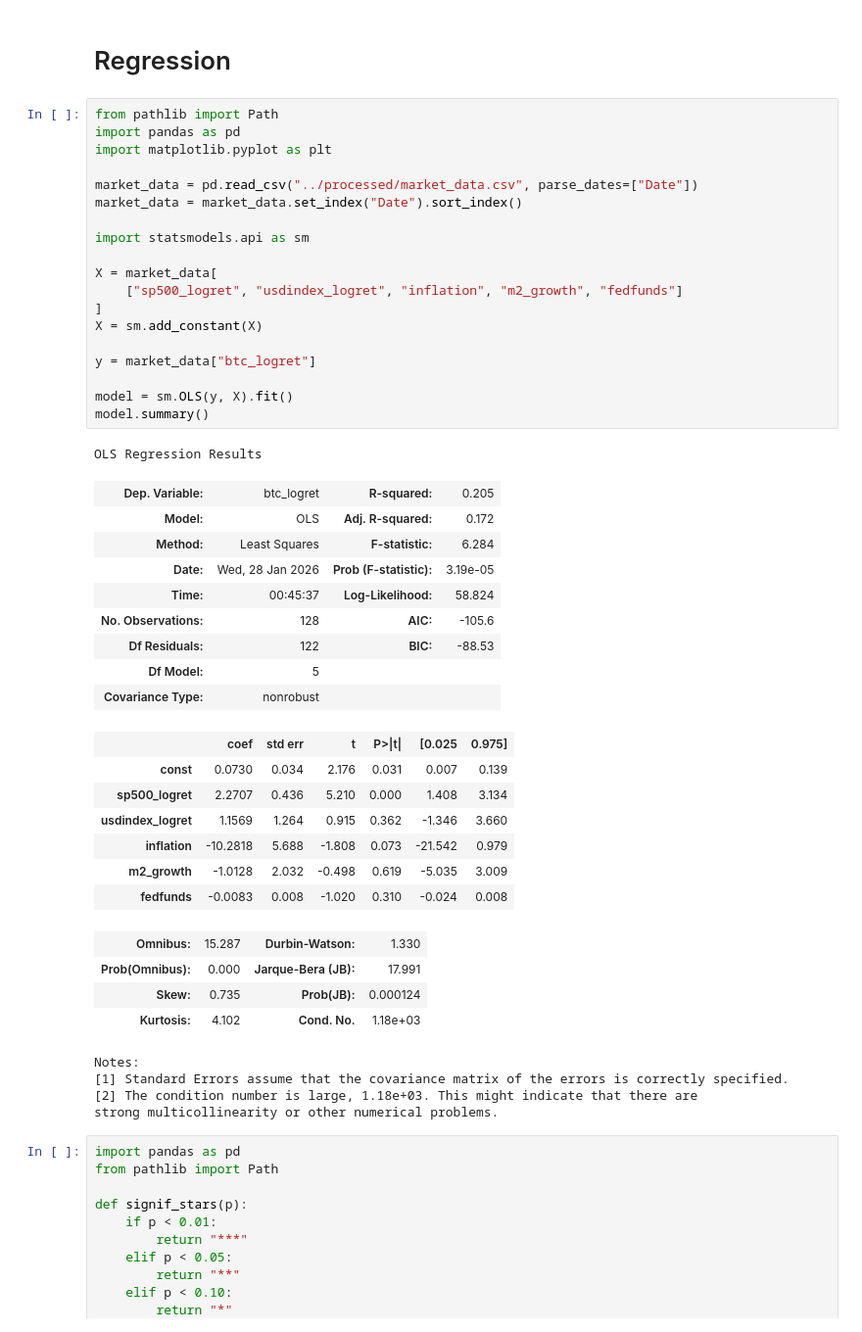
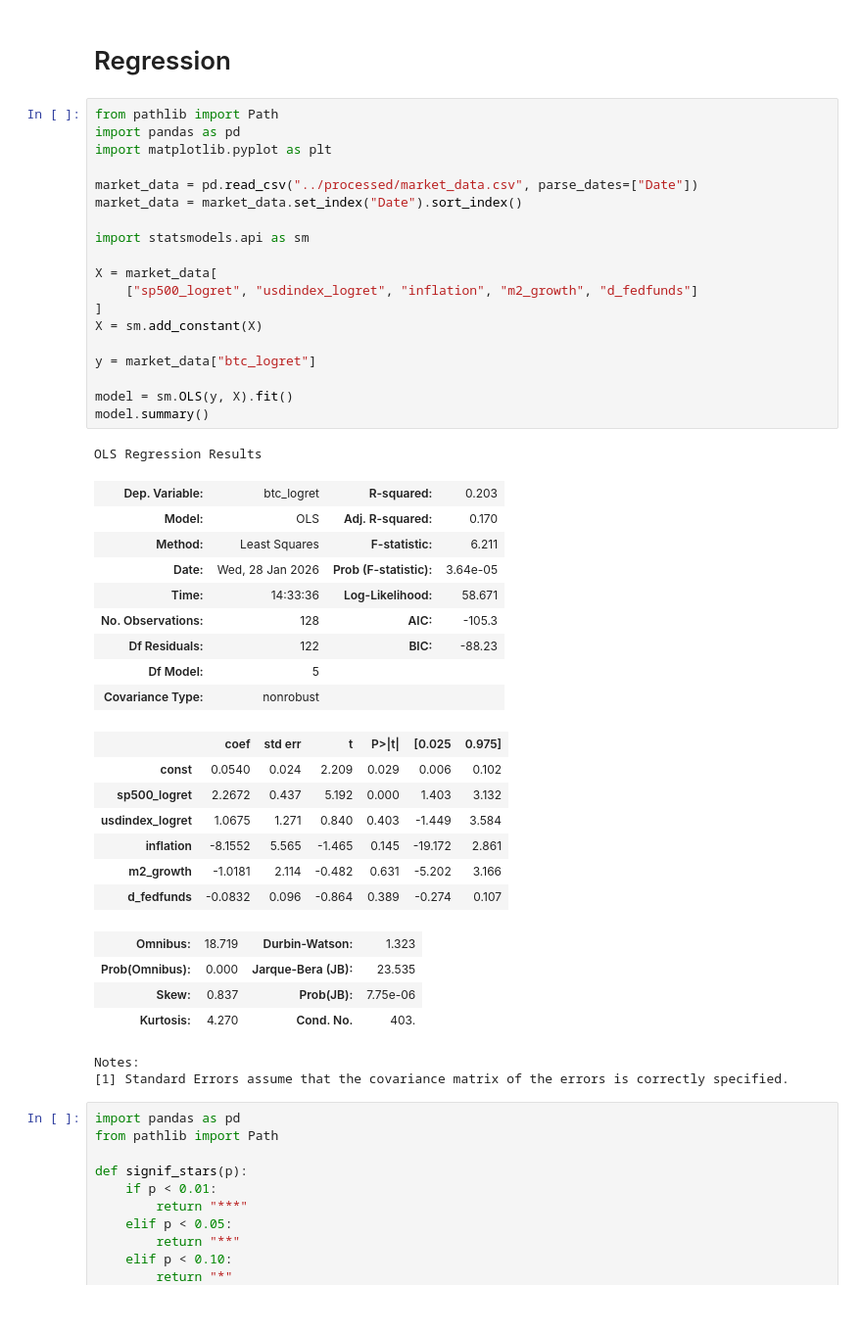
Before and after one commit to kevinoverflow/crypto_macro_analysis, a Jupyter notebook: src/notebooks/04_regression_and_VAR.ipynb, the cells around one changed output. Shown at 98% size. Drawn from its saved outputs; the diff is of its cells as text.

```diff
--- a/src/notebooks/04_regression_and_VAR.ipynb
+++ b/src/notebooks/04_regression_and_VAR.ipynb
@@ -3,48 +3,46 @@
 # %%
 from pathlib import Path
 import pandas as pd
 import matplotlib.pyplot as plt
 
 market_data = pd.read_csv("../processed/market_data.csv", parse_dates=["Date"])
 market_data = market_data.set_index("Date").sort_index()
 
 import statsmodels.api as sm
 
 X = market_data[
-    ["sp500_logret", "usdindex_logret", "inflation", "m2_growth", "fedfunds"]
+    ["sp500_logret", "usdindex_logret", "inflation", "m2_growth", "d_fedfunds"]
 ]
 X = sm.add_constant(X)
 
 y = market_data["btc_logret"]
 
 model = sm.OLS(y, X).fit()
 model.summary()
 # %% [output]
 OLS Regression Results
-| Dep. Variable: | btc_logret | R-squared: | 0.205 |
-| Model: | OLS | Adj. R-squared: | 0.172 |
-| Method: | Least Squares | F-statistic: | 6.284 |
-| Date: | Wed, 28 Jan 2026 | Prob (F-statistic): | 3.19e-05 |
-| Time: | 00:45:37 | Log-Likelihood: | 58.824 |
-| No. Observations: | 128 | AIC: | -105.6 |
-| Df Residuals: | 122 | BIC: | -88.53 |
+| Dep. Variable: | btc_logret | R-squared: | 0.203 |
+| Model: | OLS | Adj. R-squared: | 0.170 |
+| Method: | Least Squares | F-statistic: | 6.211 |
+| Date: | Wed, 28 Jan 2026 | Prob (F-statistic): | 3.64e-05 |
+| Time: | 14:33:36 | Log-Likelihood: | 58.671 |
+| No. Observations: | 128 | AIC: | -105.3 |
+| Df Residuals: | 122 | BIC: | -88.23 |
 | Df Model: | 5 |  |  |
 | Covariance Type: | nonrobust |  |  |
 |  | coef | std err | t | P>|t| | [0.025 | 0.975] |
-| const | 0.0730 | 0.034 | 2.176 | 0.031 | 0.007 | 0.139 |
-| sp500_logret | 2.2707 | 0.436 | 5.210 | 0.000 | 1.408 | 3.134 |
-| usdindex_logret | 1.1569 | 1.264 | 0.915 | 0.362 | -1.346 | 3.660 |
-| inflation | -10.2818 | 5.688 | -1.808 | 0.073 | -21.542 | 0.979 |
-| m2_growth | -1.0128 | 2.032 | -0.498 | 0.619 | -5.035 | 3.009 |
-| fedfunds | -0.0083 | 0.008 | -1.020 | 0.310 | -0.024 | 0.008 |
+| const | 0.0540 | 0.024 | 2.209 | 0.029 | 0.006 | 0.102 |
+| sp500_logret | 2.2672 | 0.437 | 5.192 | 0.000 | 1.403 | 3.132 |
+| usdindex_logret | 1.0675 | 1.271 | 0.840 | 0.403 | -1.449 | 3.584 |
+| inflation | -8.1552 | 5.565 | -1.465 | 0.145 | -19.172 | 2.861 |
+| m2_growth | -1.0181 | 2.114 | -0.482 | 0.631 | -5.202 | 3.166 |
+| d_fedfunds | -0.0832 | 0.096 | -0.864 | 0.389 | -0.274 | 0.107 |
-| Omnibus: | 15.287 | Durbin-Watson: | 1.330 |
-| Prob(Omnibus): | 0.000 | Jarque-Bera (JB): | 17.991 |
-| Skew: | 0.735 | Prob(JB): | 0.000124 |
-| Kurtosis: | 4.102 | Cond. No. | 1.18e+03 |
+| Omnibus: | 18.719 | Durbin-Watson: | 1.323 |
+| Prob(Omnibus): | 0.000 | Jarque-Bera (JB): | 23.535 |
+| Skew: | 0.837 | Prob(JB): | 7.75e-06 |
+| Kurtosis: | 4.270 | Cond. No. | 403. |
 Notes:
 [1] Standard Errors assume that the covariance matrix of the errors is correctly specified.
-[2] The condition number is large, 1.18e+03. This might indicate that there are
-strong multicollinearity or other numerical problems.
 # %%
 import pandas as pd
 from pathlib import Path
```
Also changed, not shown: parts of 1 cell of this notebook, 24 other files.
